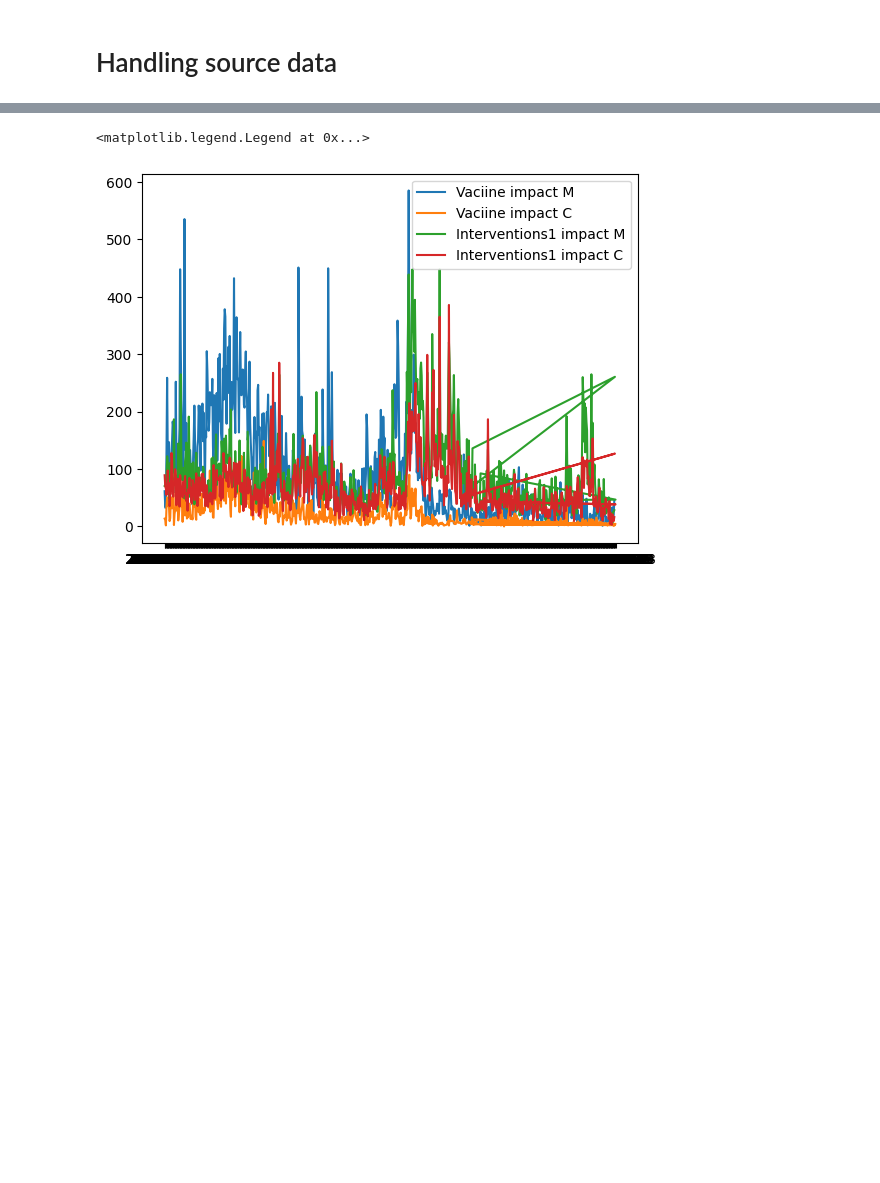
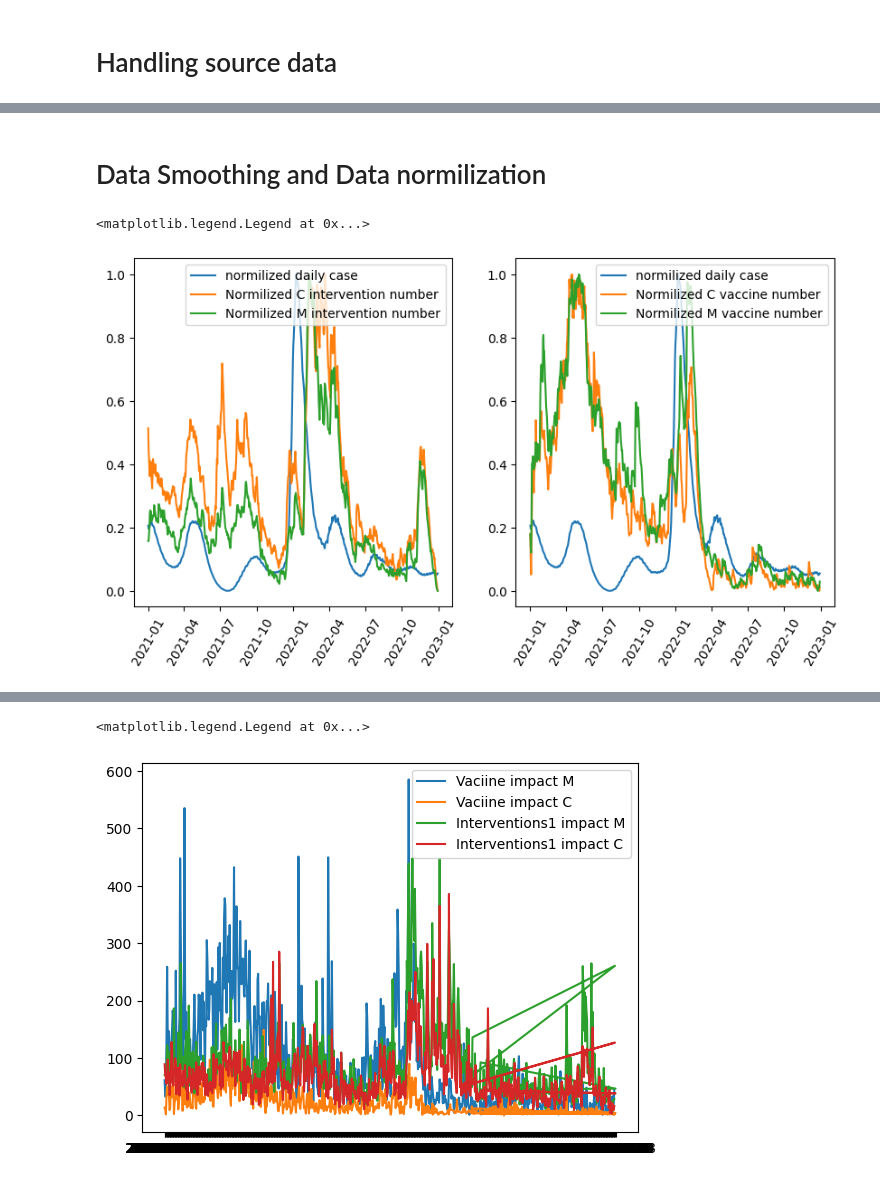
Before and after one commit to Song921012/CognitiveModel.jl, a Jupyter notebook: dataprocess.ipynb, the cells around one changed output, grey strips where cells are left out. Saved outputs shown, nothing was run; the diff lists cells and outputs as text; code cells hidden in the pictures; blank space fills up the shorter version.

```diff
--- a/dataprocess.ipynb
+++ b/dataprocess.ipynb
@@ -60,3 +84,13 @@ numberbert_interventions1_M = getseriesnumber("M",url_bert_interventions,column1
 numberbert_interventions2_M = getseriesnumber("M",url_bert_interventions,column2)
 numberbert_interventions1_C = getseriesnumber("C",url_bert_interventions,column1)
 numberbert_interventions2_C = getseriesnumber("C",url_bert_interventions,column2)
+# %%
+Mnumbervac=pd.DataFrame()
+Mnumbervac.index=pd.to_datetime(numberbert_vaccine1_M.index)
+Mnumbervac["Mnumvac"]=numberbert_vaccine1_M.values
+Mnumbervac=Mnumbervac.resample("D").mean().fillna(method="pad")
+Cnumbervac=pd.DataFrame()
+Cnumbervac.index=pd.to_datetime(numberbert_vaccine1_C.index)
+Cnumbervac["Cnumvac"]=numberbert_vaccine1_C.values
+Cnumbervac=Cnumbervac.resample("D").mean().fillna(method="pad")
+Cnumbervac
@@ -62,0 +114,10 @@ numberbert_interventions2_C = getseriesnumber("C",url_bert_interventions,column2
+# %%
+data=pd.DataFrame()
+data.index=dailycase.index
+data["dailycase"]=pd.to_numeric(dailycase["value_daily"]).astype('float64')
+data["acccase"]=pd.to_numeric(dailycase["value"]).astype('float64')
+data["Mnuminter"]=pd.to_numeric(numberbert_interventions1_M.values).astype('float64')
+data["Cnuminter"]=pd.to_numeric(numberbert_interventions1_C.values).astype('float64')
+data["Mnumvac"]=Mnumbervac["Mnumvac"]
+data["Cnumvac"]=Cnumbervac["Cnumvac"]
+data
@@ -62,0 +139,55 @@ numberbert_interventions2_C = getseriesnumber("C",url_bert_interventions,column2
+# %% [markdown]
+# Data Smoothing and Data normilization
+# %%
+def min_max_scaling(df):
+    # copy the dataframe
+    df_norm = df.copy()
+    # apply min-max scaling
+    for column in df_norm.columns:
+        df_norm[column] = (df_norm[column] - df_norm[column].min()) / (df_norm[column].max() - df_norm[column].min())
+    return df_norm
+
+def roll_smoothing(df):
+    # copy the dataframe
+    df_norm = df.copy()
+    # apply min-max scaling
+    for column in df_norm.columns:
+        df_norm[column] = df_norm[column].rolling(window=7).mean()
+    return df_norm
+def ewm_smoothing(df):
+    # copy the dataframe
+    df_norm = df.copy()
+    # apply min-max scaling
+    for column in df_norm.columns:
+        df_norm[column] = df_norm[column].ewm(span=20).mean()
+    return df_norm
+
+
+datasmoothing=ewm_smoothing(data)
+datanorm=min_max_scaling(datasmoothing)
+datanorm.to_csv("./output/datanorm.csv")
+datasmoothing.to_csv("./output/datasmoothing.csv")
+data.to_csv("./output/data.csv")
+
+plt.figure(figsize=(10,5))
+plt.subplot(1,2,1)
+plt.plot(datanorm["dailycase"], label="normilized daily case")
+plt.plot(datanorm["Cnuminter"], label="Normilized C intervention number")
+plt.plot(datanorm["Mnuminter"], label="Normilized M intervention number")
+#plt.plot(datanorm["Cnumvac"], label="Normilized C vaccine number")
+#plt.plot(datanorm["Mnumvac"], label="Normilized M vaccine number")
+#plt.plot(casedataontario["SummaryDate"][1:],dailycases,label="Case data")
+plt.xticks(rotation=60)
+plt.legend()
+plt.subplot(1,2,2)
+plt.plot(datanorm["dailycase"], label="normilized daily case")
+#plt.plot(datanorm["Cnuminter"], label="Normilized C intervention number")
+#plt.plot(datanorm["Mnuminter"], label="Normilized M intervention number")
+plt.plot(datanorm["Cnumvac"], label="Normilized C vaccine number")
+plt.plot(datanorm["Mnumvac"], label="Normilized M vaccine number")
+#plt.plot(casedataontario["SummaryDate"][1:],dailycases,label="Case data")
+plt.xticks(rotation=60)
+plt.legend()
+# %% [output]
+<matplotlib.legend.Legend at 0x...>
+[figure, added]
```
Also changed, not shown: parts of 14 cells of this notebook, 4 other files.
